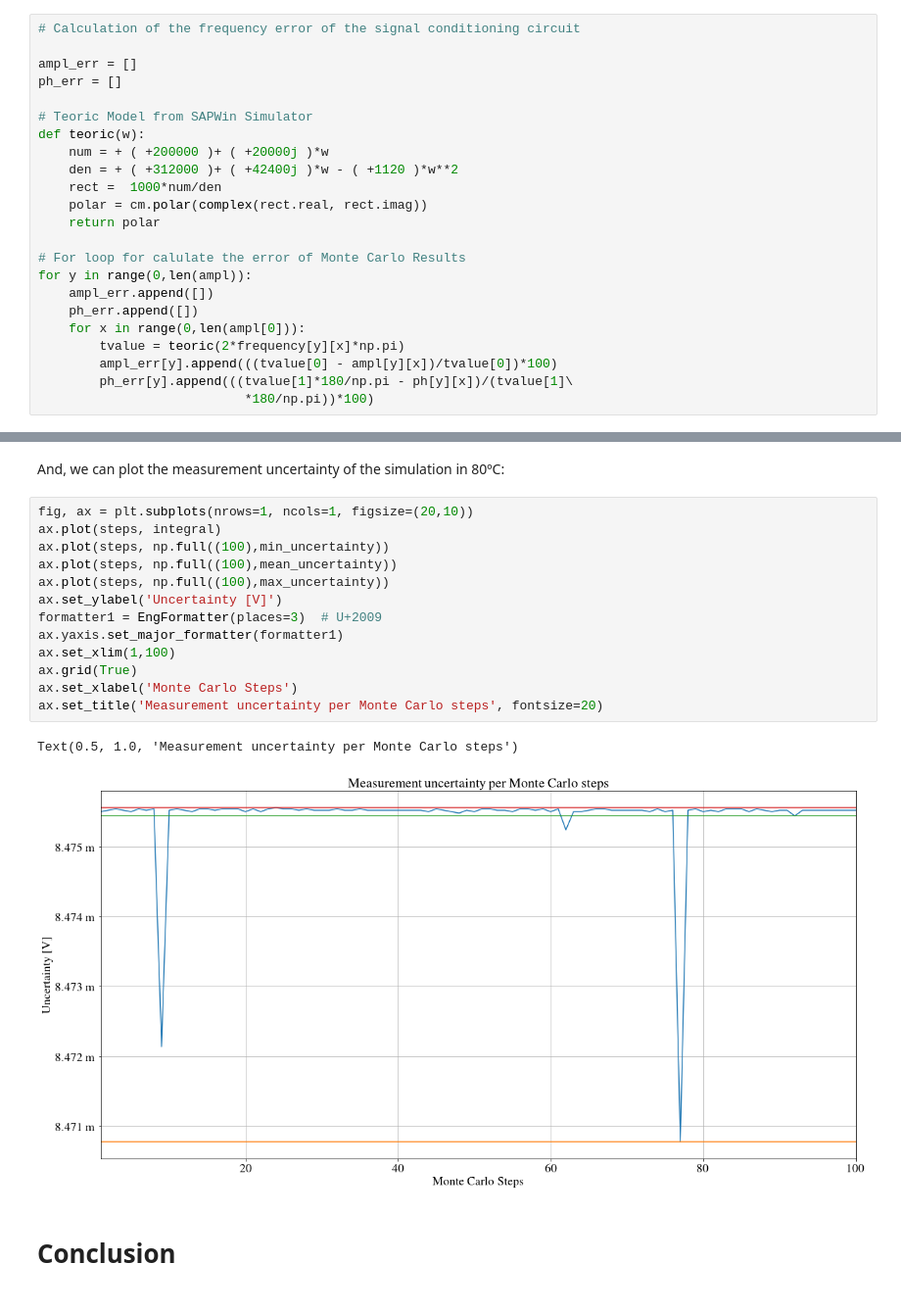
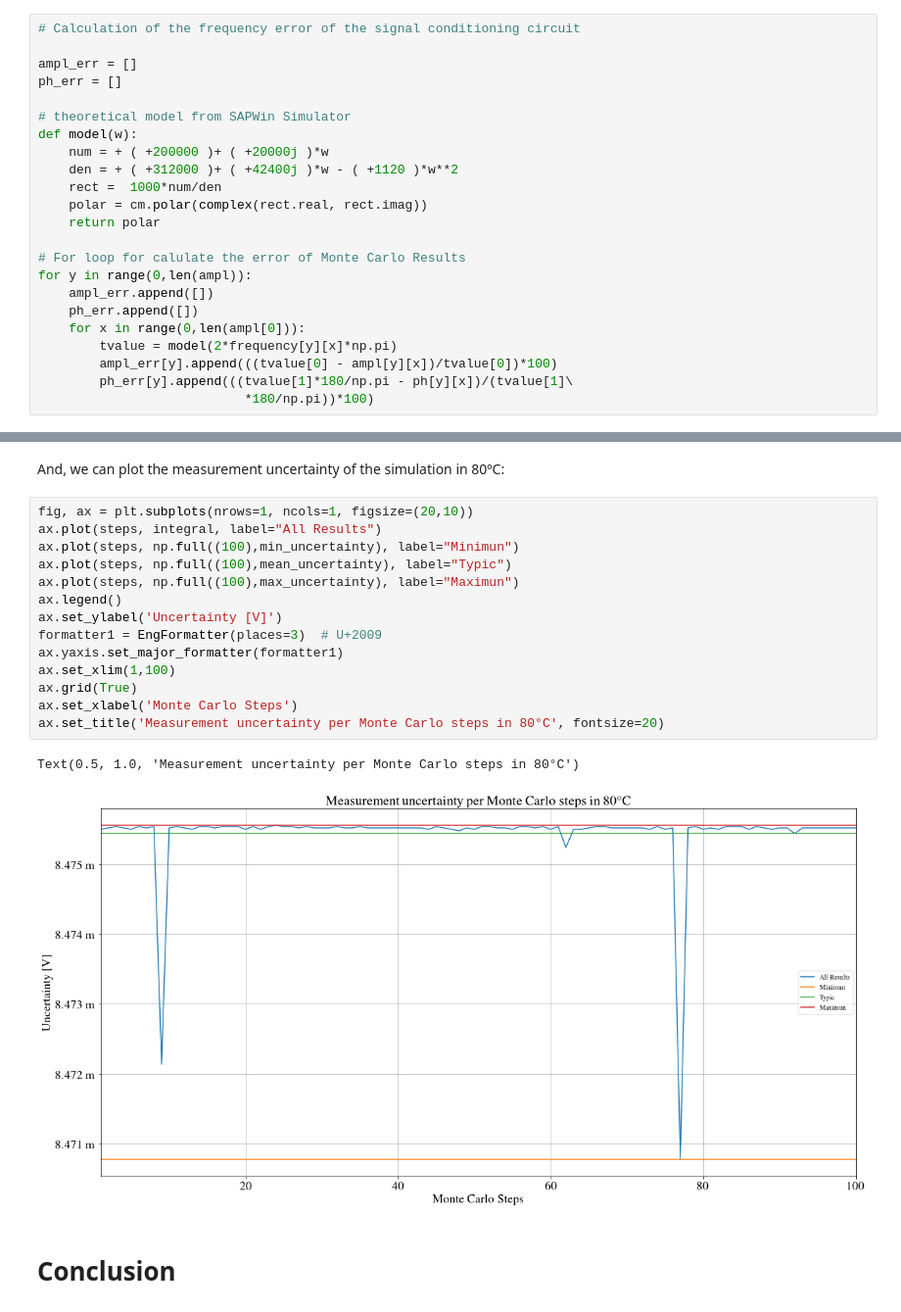
Before and after one commit to gpiaia/rogowski-coil-design, a Jupyter notebook: Design of a rogowski coil.ipynb, the cells around one changed output, grey strips where cells are left out. Shown: that part at 98% size. Saved outputs shown, nothing was run; the diff lists cells and outputs as text.

```diff
--- a/Design of a rogowski coil.ipynb
+++ b/Design of a rogowski coil.ipynb
@@ -460,8 +479,8 @@ $$ \frac{V_o}{V_i} = H(s) = 1000 \frac{200000 + 20000s}{ 312000 + 42400s - 1120s
 ampl_err = []
 ph_err = []
 
-# Teoric Model from SAPWin Simulator
-def teoric(w):
+# theoretical model from SAPWin Simulator
+def model(w):
     num = + ( +200000 )+ ( +20000j )*w
     den = + ( +312000 )+ ( +42400j )*w - ( +1120 )*w**2
     rect =  1000*num/den
@@ -473,7 +492,7 @@ for y in range(0,len(ampl)):
     ampl_err.append([])
     ph_err.append([])
     for x in range(0,len(ampl[0])):
-        tvalue = teoric(2*frequency[y][x]*np.pi)
+        tvalue = model(2*frequency[y][x]*np.pi)
         ampl_err[y].append(((tvalue[0] - ampl[y][x])/tvalue[0])*100)
         ph_err[y].append(((tvalue[1]*180/np.pi - ph[y][x])/(tvalue[1]\
                            *180/np.pi))*100)
@@ -589,20 +608,21 @@ The sequence, table has the main measurement uncertainty results for the propose
 And, we can plot the measurement uncertainty of the simulation in 80ºC:
 # %%
 fig, ax = plt.subplots(nrows=1, ncols=1, figsize=(20,10))
-ax.plot(steps, integral)
-ax.plot(steps, np.full((100),min_uncertainty))
-ax.plot(steps, np.full((100),mean_uncertainty))
-ax.plot(steps, np.full((100),max_uncertainty))
+ax.plot(steps, integral, label="All Results")
+ax.plot(steps, np.full((100),min_uncertainty), label="Minimun")
+ax.plot(steps, np.full((100),mean_uncertainty), label="Typic")
+ax.plot(steps, np.full((100),max_uncertainty), label="Maximun")
+ax.legend()
 ax.set_ylabel('Uncertainty [V]')
 formatter1 = EngFormatter(places=3)  # U+2009
 ax.yaxis.set_major_formatter(formatter1)
 ax.set_xlim(1,100)
 ax.grid(True)
 ax.set_xlabel('Monte Carlo Steps')
-ax.set_title('Measurement uncertainty per Monte Carlo steps', fontsize=20)
+ax.set_title('Measurement uncertainty per Monte Carlo steps in 80°C', fontsize=20)
 # %% [output]
-Text(0.5, 1.0, 'Measurement uncertainty per Monte Carlo steps')
+Text(0.5, 1.0, 'Measurement uncertainty per Monte Carlo steps in 80°C')
-[figure, old version]
+[figure, new version]
 # %% [markdown]
 # Conclusion
 # %% [markdown]
```
Also changed, not shown: parts of 7 cells of this notebook, 1 other file.
